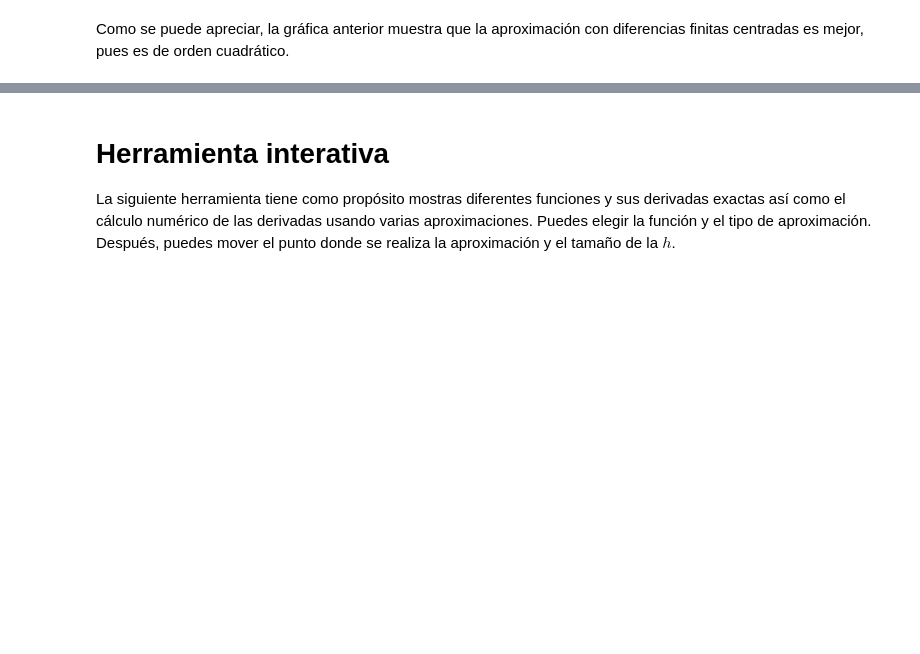
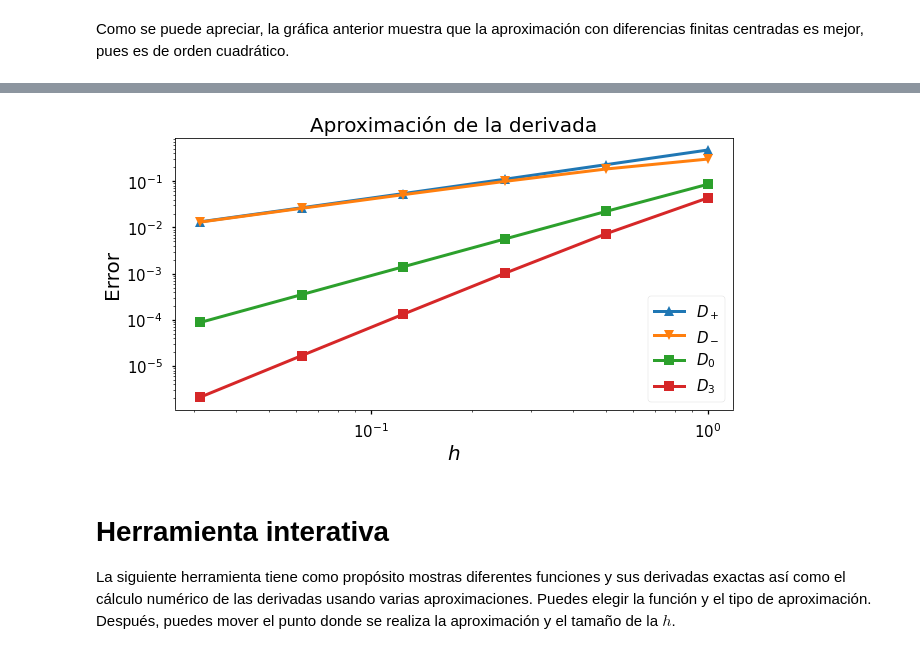
Before and after one commit to octasam/GeoMaC, a Jupyter notebook: DerivadasNumericas/01_DerivadasNumericas-Ejercicios_en_Clase.ipynb, the cells around one changed output, grey strips where cells are left out. Drawn from its saved outputs; the diff is of its cells as text; code cells hidden in the pictures; blank space fills up the shorter version.

Commit message:
derivadas numericas

```diff
--- a/DerivadasNumericas/01_DerivadasNumericas-Ejercicios_en_Clase.ipynb
+++ b/DerivadasNumericas/01_DerivadasNumericas-Ejercicios_en_Clase.ipynb
@@ -201,0 +233,12 @@ Al final de este ejercicio se debe obtener un gráfico similar al de la siguient
+# %%
+# Implementación de D3
+def D3(u,x,h):
+    return (2*u(x+h)+3*u(x)-6*u(x-h)+u(x-2*h)) / (6*h)
+# %%
+# Calculamos el error entre la derivada exacta y la derivada numérica:
+e3 = np.fabs( np.cos(x) - D3(np.sin,x,h) )
+
+# Metemos la información de h y del error en un Dataframe y mostramos el resultado:
+Error = pd.DataFrame(np.array([h,ef,eb,ec,e3]).transpose(),
+                     columns=['$h$','$D_+$', '$D_-$','$D_0$','$D_3$'])
+Error
@@ -202,3 +253,18 @@ Al final de este ejercicio se debe obtener un gráfico similar al de la siguient
+# %%
+# Hacemos el gráfico del error vs h
+plt.plot(h, ef, '^-', label='$D_+$')
+plt.plot(h, eb, 'v-', label='$D_-$')
+plt.plot(h, ec, 's-', label='$D_0$')
+plt.plot(h, e3, 's-', label='$D_3$')
+
+plt.xlabel('$h$')
+plt.ylabel('Error')
+plt.title('Aproximación de la derivada')
+plt.legend()
+plt.loglog()  # Definimos la escala log-log
+plt.show()
+# %% [output]
+[figure, added]
 # %% [markdown]
 # Herramienta interativa
 La siguiente herramienta tiene como propósito mostras diferentes funciones y sus derivadas exactas así como el cálculo numérico de las derivadas usando varias aproximaciones. Puedes elegir la función y el tipo de aproximación. Después, puedes mover el punto donde se realiza la aproximación y el tamaño de la $h$.
```
Also changed, not shown: parts of 9 cells of this notebook, 4 other files.
